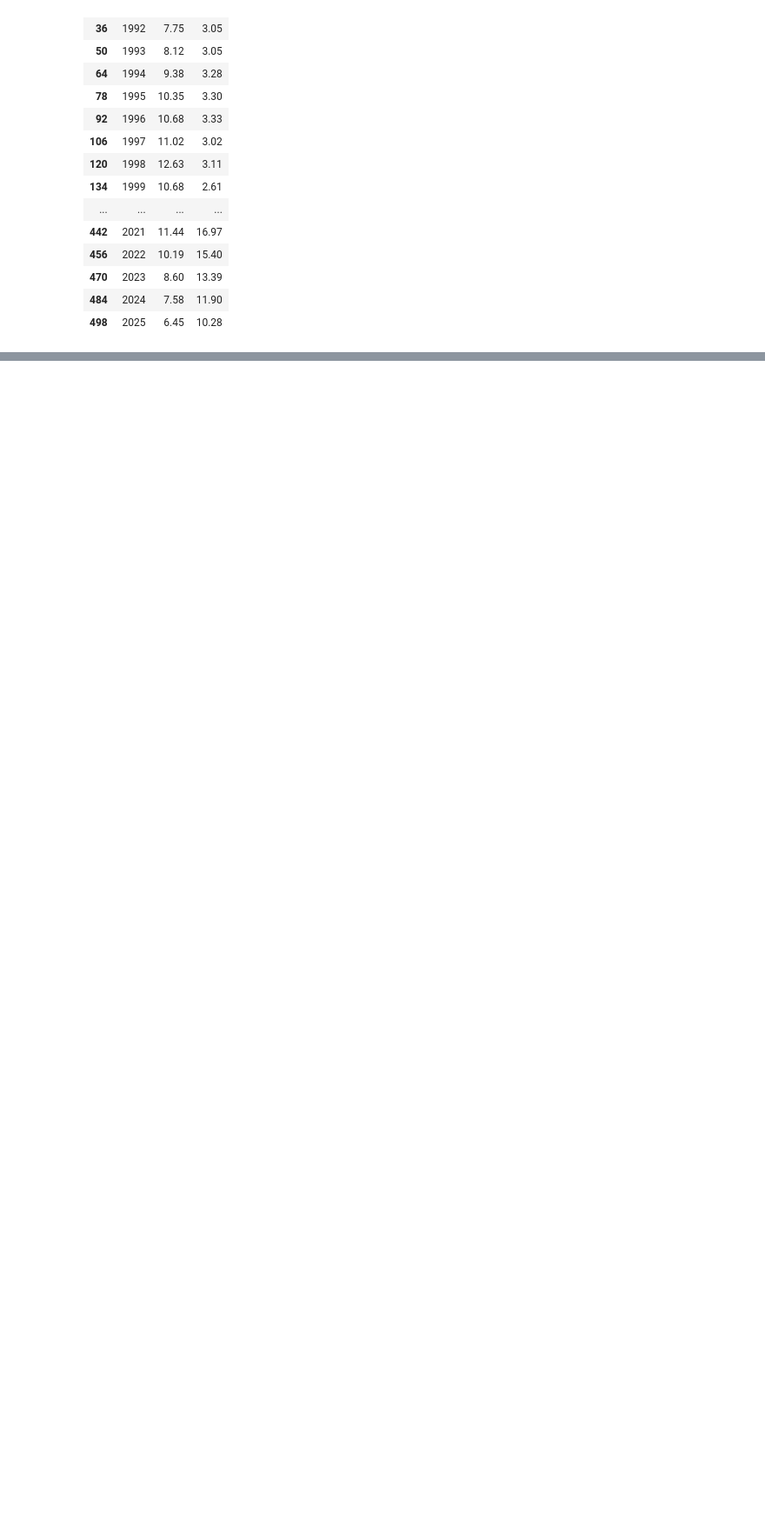
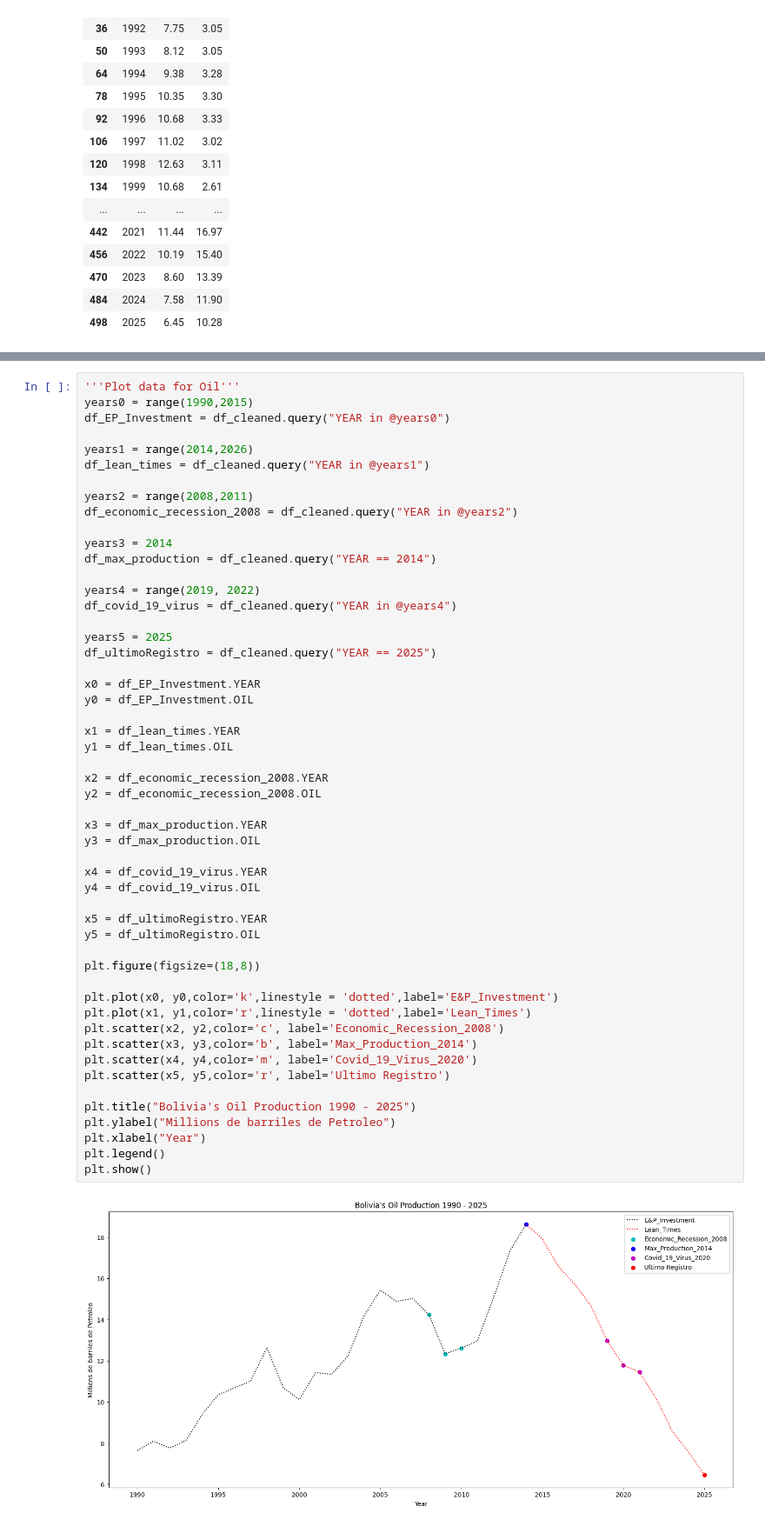
Before and after one commit to Capaquira/projectsHighCode, a Jupyter notebook: BoliviaGasProd.ipynb, the cells around one changed output, grey strips where cells are left out. Shown at 87% size. Saved outputs shown, nothing was run; the diff lists cells and outputs as text; blank space fills up the shorter version.

```diff
--- a/BoliviaGasProd.ipynb
+++ b/BoliviaGasProd.ipynb
@@ -197,0 +208,54 @@ plt.show()
+# %%
+'''Plot data for Oil'''
+years0 = range(1990,2015)
+df_EP_Investment = df_cleaned.query("YEAR in @years0")
+
+years1 = range(2014,2026)
+df_lean_times = df_cleaned.query("YEAR in @years1")
+
+years2 = range(2008,2011)
+df_economic_recession_2008 = df_cleaned.query("YEAR in @years2")
+
+years3 = 2014
+df_max_production = df_cleaned.query("YEAR == 2014")
+
+years4 = range(2019, 2022)
+df_covid_19_virus = df_cleaned.query("YEAR in @years4")
+
+years5 = 2025
+df_ultimoRegistro = df_cleaned.query("YEAR == 2025")
+
+x0 = df_EP_Investment.YEAR
+y0 = df_EP_Investment.OIL
+
+x1 = df_lean_times.YEAR
+y1 = df_lean_times.OIL
+
+x2 = df_economic_recession_2008.YEAR
+y2 = df_economic_recession_2008.OIL
+
+x3 = df_max_production.YEAR
+y3 = df_max_production.OIL
+
+x4 = df_covid_19_virus.YEAR
+y4 = df_covid_19_virus.OIL
+
+x5 = df_ultimoRegistro.YEAR
+y5 = df_ultimoRegistro.OIL
+
+plt.figure(figsize=(18,8))
+
+plt.plot(x0, y0,color='k',linestyle = 'dotted',label='E&P_Investment')
+plt.plot(x1, y1,color='r',linestyle = 'dotted',label='Lean_Times')
+plt.scatter(x2, y2,color='c', label='Economic_Recession_2008')
+plt.scatter(x3, y3,color='b', label='Max_Production_2014')
+plt.scatter(x4, y4,color='m', label='Covid_19_Virus_2020')
+plt.scatter(x5, y5,color='r', label='Ultimo Registro')
+
+plt.title("Bolivia's Oil Production 1990 - 2025")
+plt.ylabel("Millions de barriles de Petroleo")
+plt.xlabel("Year")
+plt.legend()
+plt.show()
+# %% [output]
+[figure, added]
```
Also changed, not shown: parts of 1 cell of this notebook.
